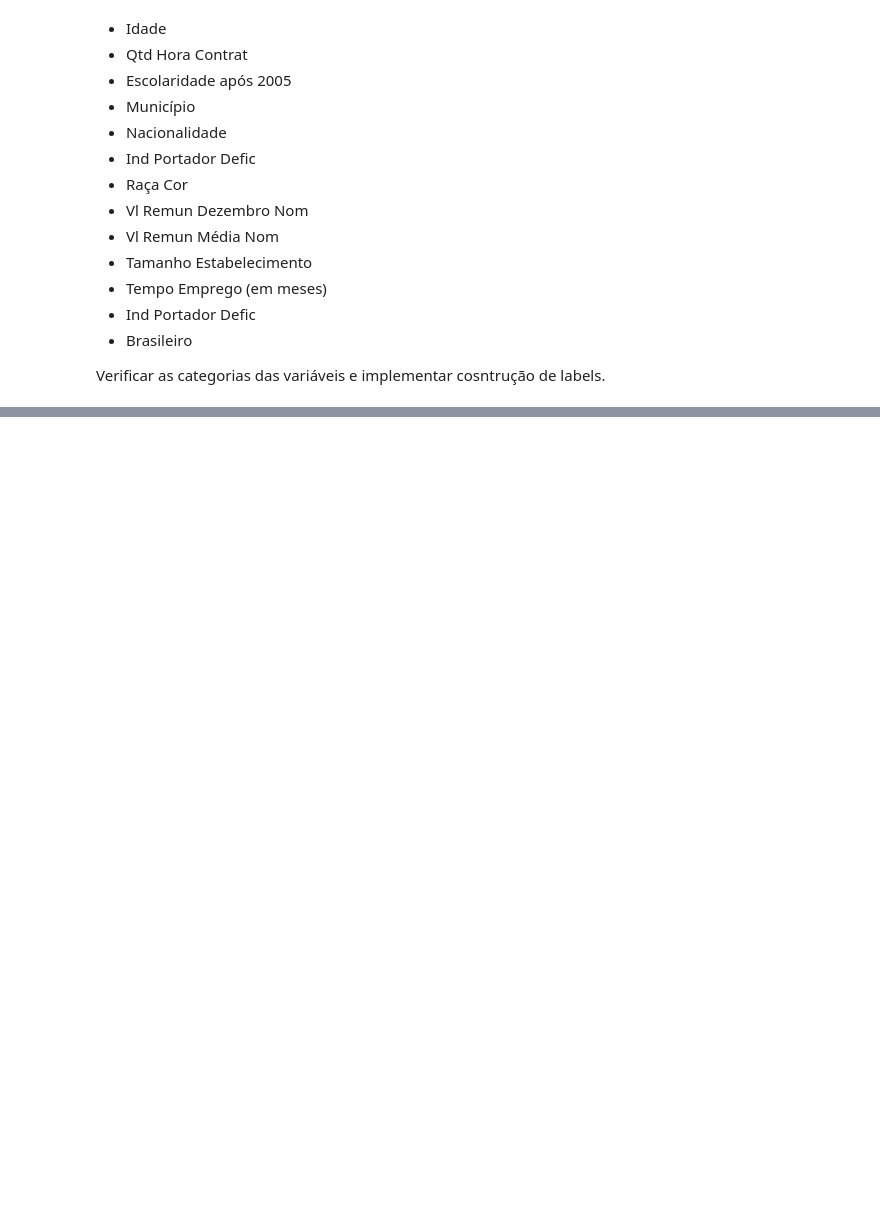
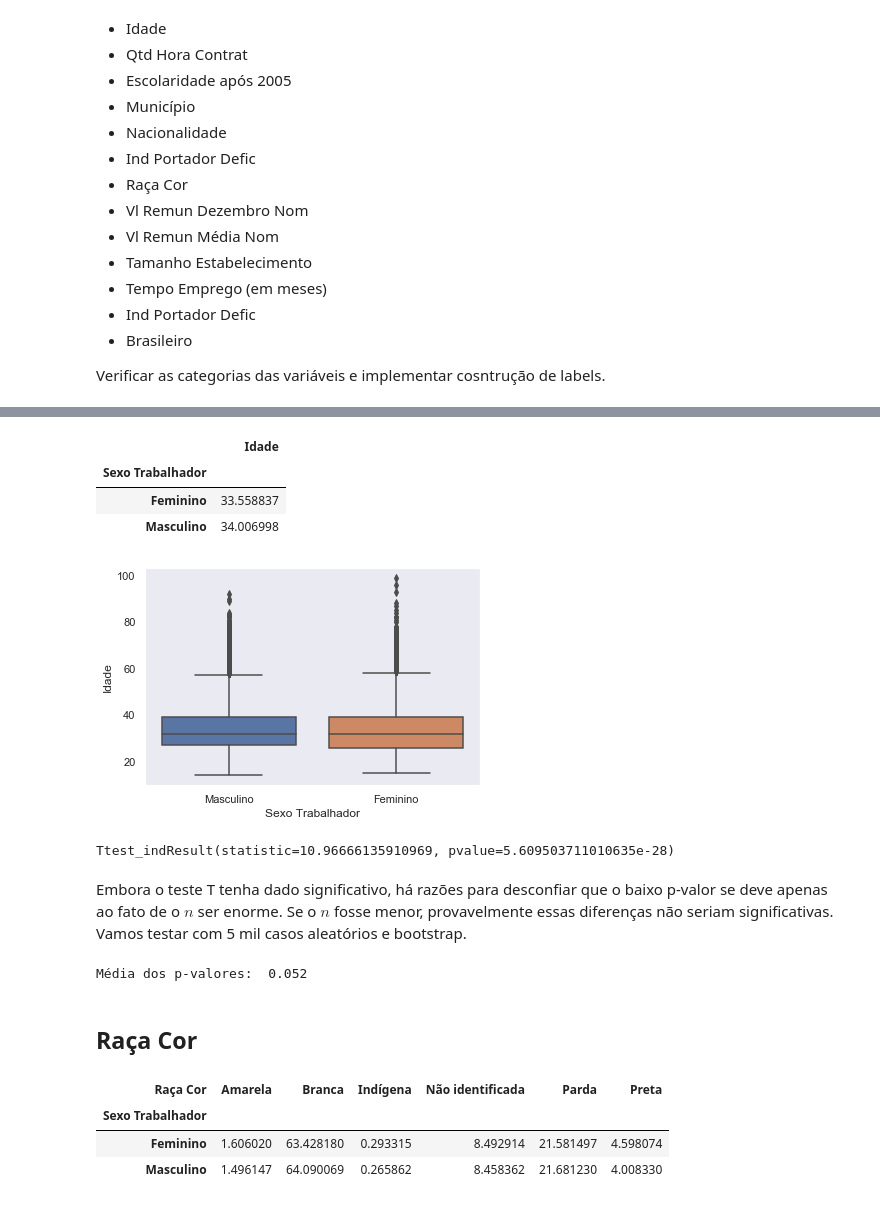
Before and after one commit to neylsoncrepalde/diversidade_mercado_ia, a Jupyter notebook: src/exploratoria.ipynb, the cells around one changed output, grey strips where cells are left out. Saved outputs shown, nothing was run; the diff lists cells and outputs as text; code cells hidden in the pictures; blank space fills up the shorter version.

```diff
--- a/src/exploratoria.ipynb
+++ b/src/exploratoria.ipynb
@@ -240,0 +225,37 @@ sul.groupby("Sexo Trabalhador").agg({"Vl Remun Média Nom": "mean"})
+# %%
+sud.groupby("Sexo Trabalhador").agg({"Idade": "mean"})
+# %% [output]
+|  | Idade |
+| Sexo Trabalhador |  |
+| Feminino | 33.558837 |
+| Masculino | 34.006998 |
+# %%
+sns.boxplot(x="Sexo Trabalhador", y="Idade", data=sud)
+plt.show()
+# %% [output]
+[figure, added]
+# %%
+stats.ttest_ind(sud.loc[sud["Sexo Trabalhador"] == "Masculino","Idade"], sud.loc[sud["Sexo Trabalhador"] == "Feminino","Idade"])
+# %% [output]
+Ttest_indResult(statistic=10.96666135910969, pvalue=5.609503711010635e-28)
+# %% [markdown]
+Embora o teste T tenha dado significativo, há razões para desconfiar que o baixo p-valor se deve apenas ao fato de o $n$ ser enorme. Se o $n$ fosse menor, provavelmente essas diferenças não seriam significativas. Vamos testar com 5 mil casos aleatórios e bootstrap.
+# %%
+pvalores = []
+for i in range(1000):
+    res = stats.ttest_ind(sud.loc[sud["Sexo Trabalhador"] == "Masculino","Idade"].sample(n=10000),
+                          sud.loc[sud["Sexo Trabalhador"] == "Feminino","Idade"].sample(n=5000))
+    pvalores.append(res.pvalue)
+print("Média dos p-valores: ", np.mean(pvalores).round(4))
+# %% [output]
+Média dos p-valores:  0.052
+# %% [markdown]
+## Raça Cor
+# %%
+t = pd.crosstab(sud['Sexo Trabalhador'], sud['Raça Cor'])
+t.apply(lambda r: (r/r.sum()*100), axis=1)
+# %% [output]
+| Raça Cor | Amarela | Branca | Indígena | Não identificada | Parda | Preta |
+| Sexo Trabalhador |  |  |  |  |  |  |
+| Feminino | 1.606020 | 63.428180 | 0.293315 | 8.492914 | 21.581497 | 4.598074 |
+| Masculino | 1.496147 | 64.090069 | 0.265862 | 8.458362 | 21.681230 | 4.008330 |
```
Also changed, not shown: parts of 69 cells of this notebook.
